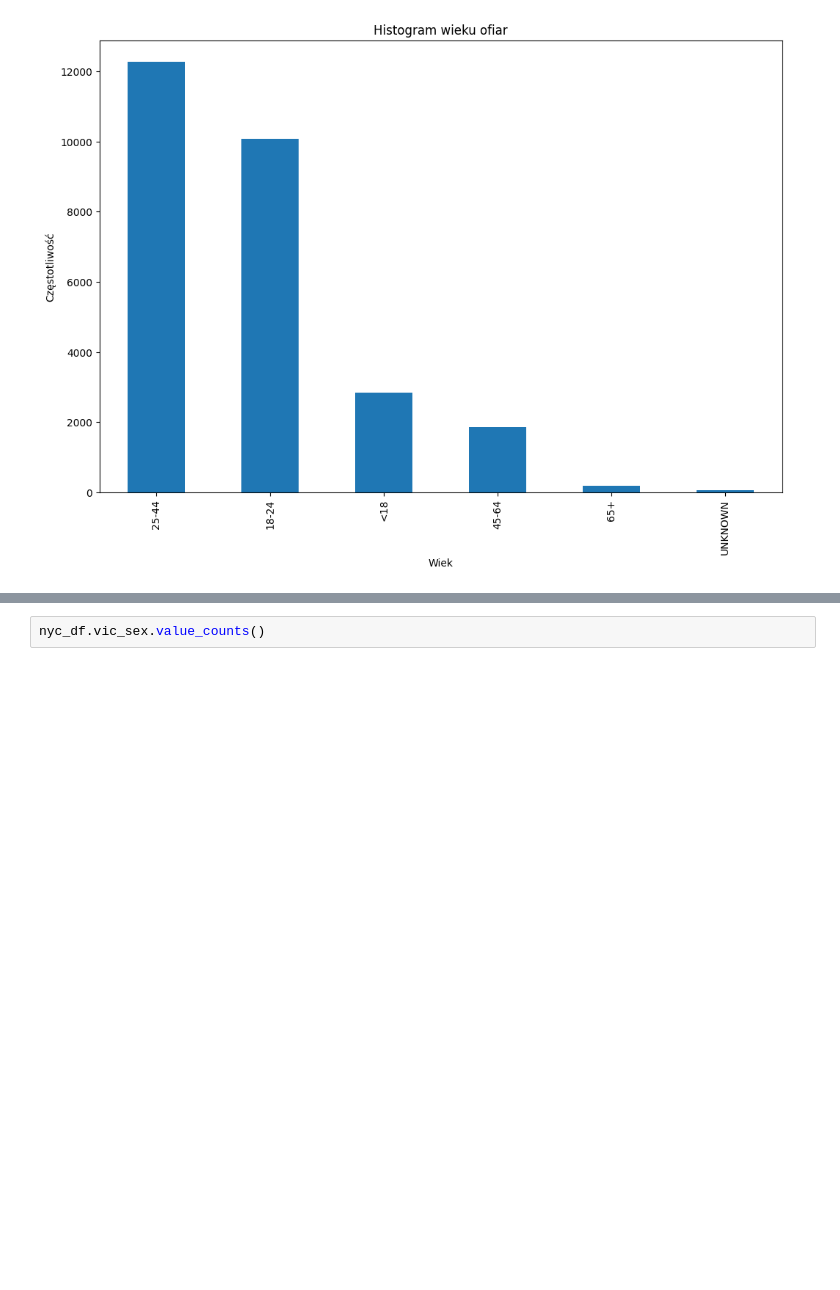
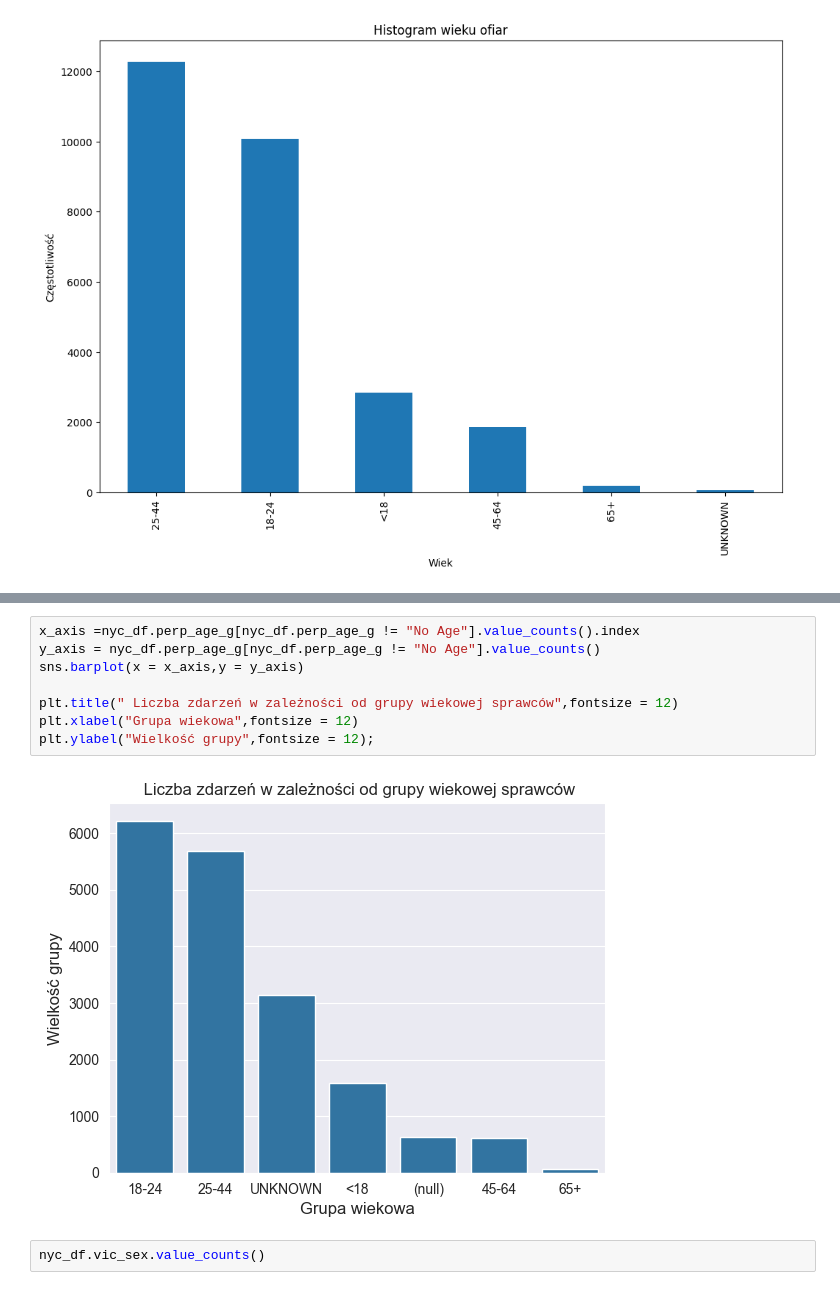
Before and after one commit to jkwiatk1/spatial-data-mining, a Jupyter notebook: 1-shooting_data_analysis.ipynb, the cells around one changed output, grey strips where cells are left out. Saved outputs shown, nothing was run; the diff lists cells and outputs as text; blank space fills up the shorter version.

```diff
--- a/1-shooting_data_analysis.ipynb
+++ b/1-shooting_data_analysis.ipynb
@@ -258,3 +306,13 @@ plt.show()
+# %%
+x_axis =nyc_df.perp_age_g[nyc_df.perp_age_g != "No Age"].value_counts().index
+y_axis = nyc_df.perp_age_g[nyc_df.perp_age_g != "No Age"].value_counts()
+sns.barplot(x = x_axis,y = y_axis)
+
+plt.title(" Liczba zdarzeń w zależności od grupy wiekowej sprawców",fontsize = 12)
+plt.xlabel("Grupa wiekowa",fontsize = 12)
+plt.ylabel("Wielkość grupy",fontsize = 12);
+# %% [output]
+[figure, added]
 # %%
 nyc_df.vic_sex.value_counts()
 # %% [output]
```
Also changed, not shown: parts of 8 cells of this notebook.
